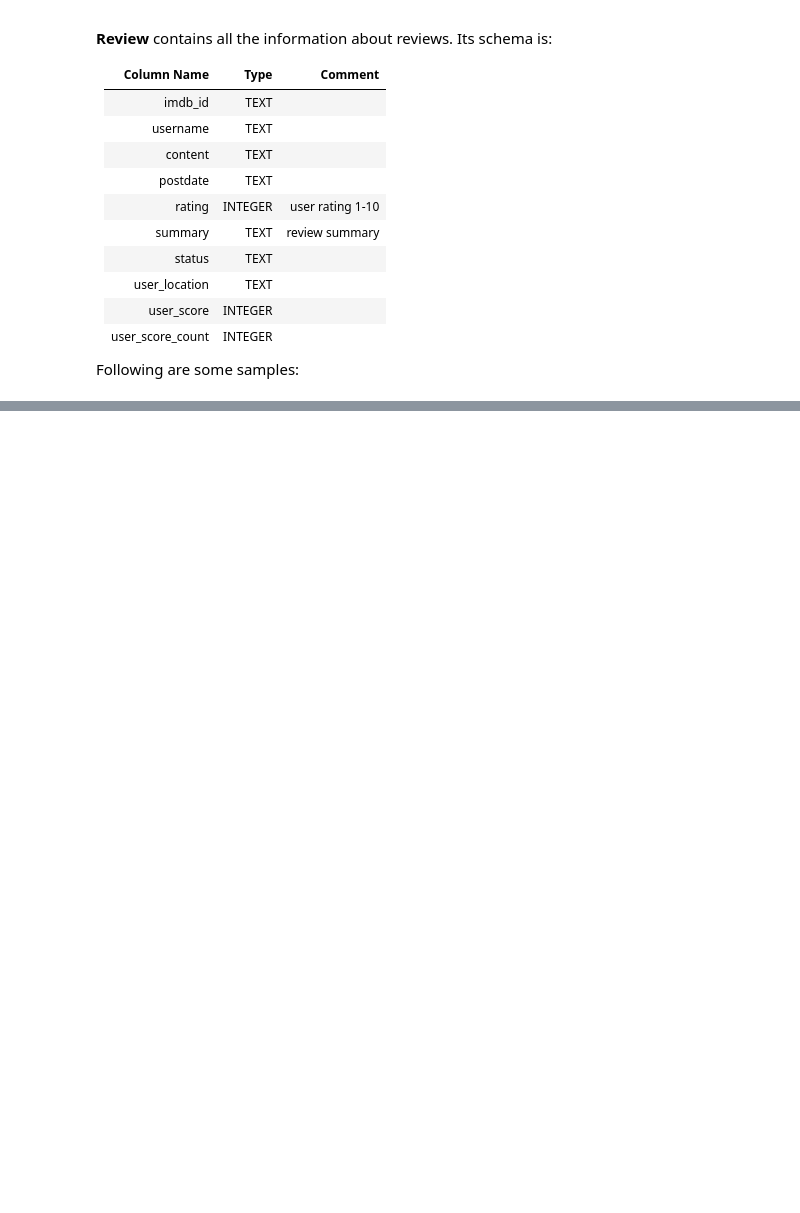
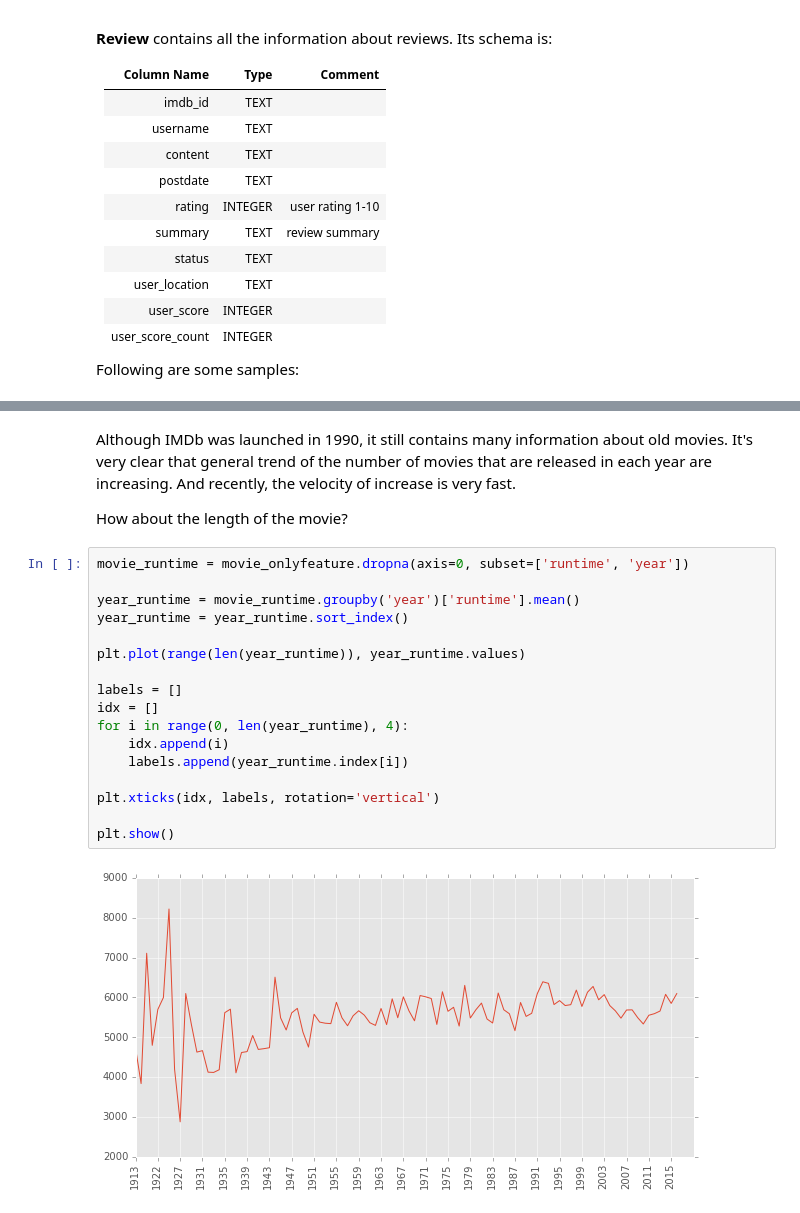
Before and after one commit to JinyiLu/15688-Team, a Jupyter notebook: code/IMDB Midway.ipynb, the cells around one changed output, grey strips where cells are left out. Cells and saved outputs as stored; diff of their text form; blank space fills up the shorter version.

```diff
--- a/code/IMDB Midway.ipynb
+++ b/code/IMDB Midway.ipynb
@@ -85,0 +190,23 @@ df.head()
+# %% [markdown]
+Although IMDb was launched in 1990, it still contains many information about old movies. It's very clear that general trend of the number of movies that are released in each year are increasing. And recently, the velocity of increase is very fast.
+
+How about the length of the movie?
+# %%
+movie_runtime = movie_onlyfeature.dropna(axis=0, subset=['runtime', 'year'])
+
+year_runtime = movie_runtime.groupby('year')['runtime'].mean()
+year_runtime = year_runtime.sort_index()
+
+plt.plot(range(len(year_runtime)), year_runtime.values)
+
+labels = []
+idx = []
+for i in range(0, len(year_runtime), 4):
+    idx.append(i)
+    labels.append(year_runtime.index[i])
+
+plt.xticks(idx, labels, rotation='vertical')
+
+plt.show()
+# %% [output]
+[figure, added]
```
Also changed, not shown: parts of 18 cells of this notebook, 1 other file.
